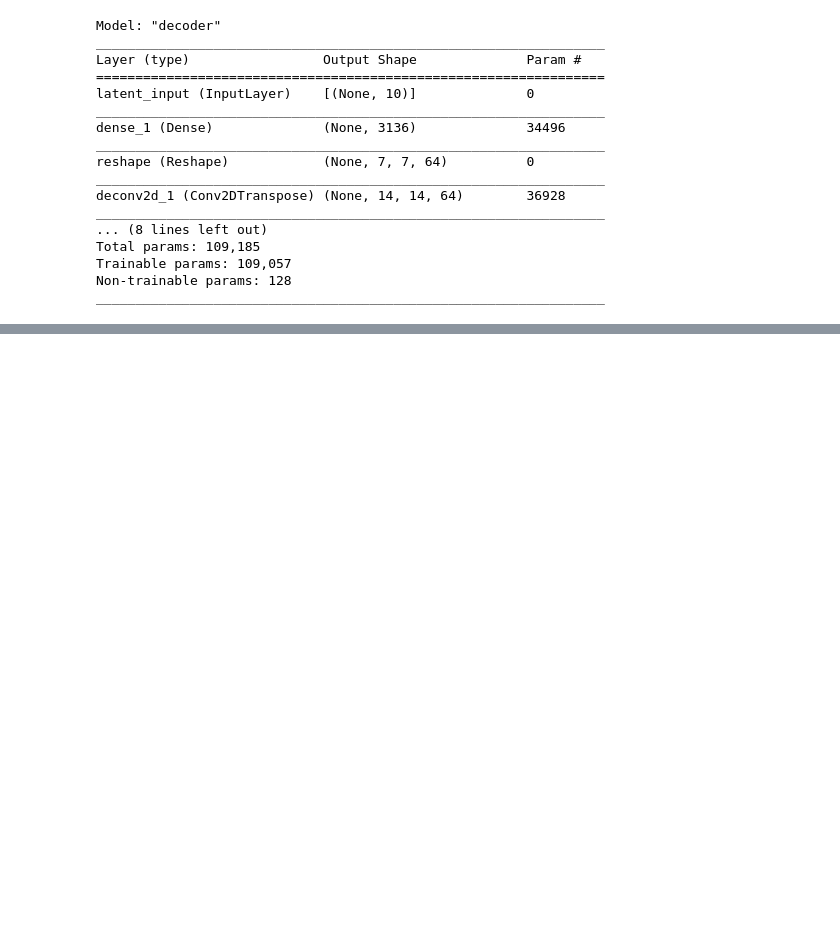
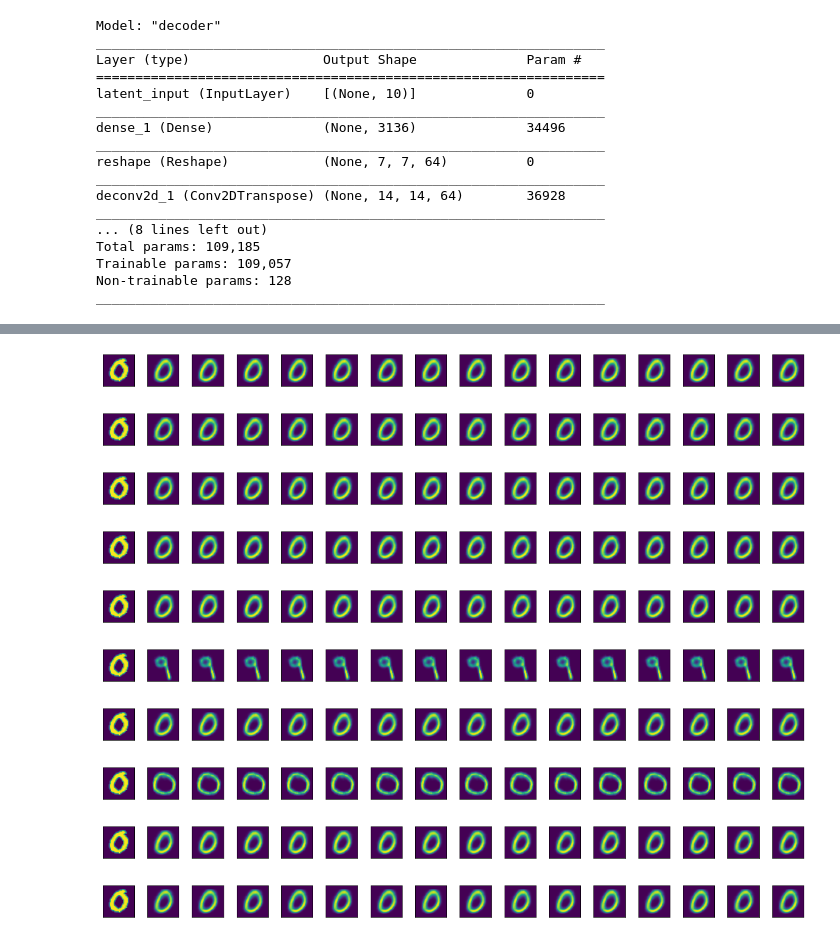
Before and after one commit to h31d1/BetaVAE, a Jupyter notebook: VAEonMNIST.ipynb, the cells around one changed output, grey strips where cells are left out. Drawn from its saved outputs; the diff is of its cells as text; code cells hidden in the pictures; blank space fills up the shorter version.

```diff
--- a/VAEonMNIST.ipynb
+++ b/VAEonMNIST.ipynb
@@ -310,0 +288,15 @@ for i in range(10):
+# %%
+image = np.expand_dims(mnist_digits[8000], 0)
+for i in range(10):
+    generate_images(vae_model=vae_model, image=image, latent_dim=10, lat_feature=i)
+# %% [output]
+[figure, added]
+[figure, added]
+[figure, added]
+[figure, added]
+[figure, added]
+[figure, added]
+[figure, added]
+[figure, added]
+[figure, added]
+[figure, added]
```
Also changed, not shown: parts of 4 cells of this notebook.
